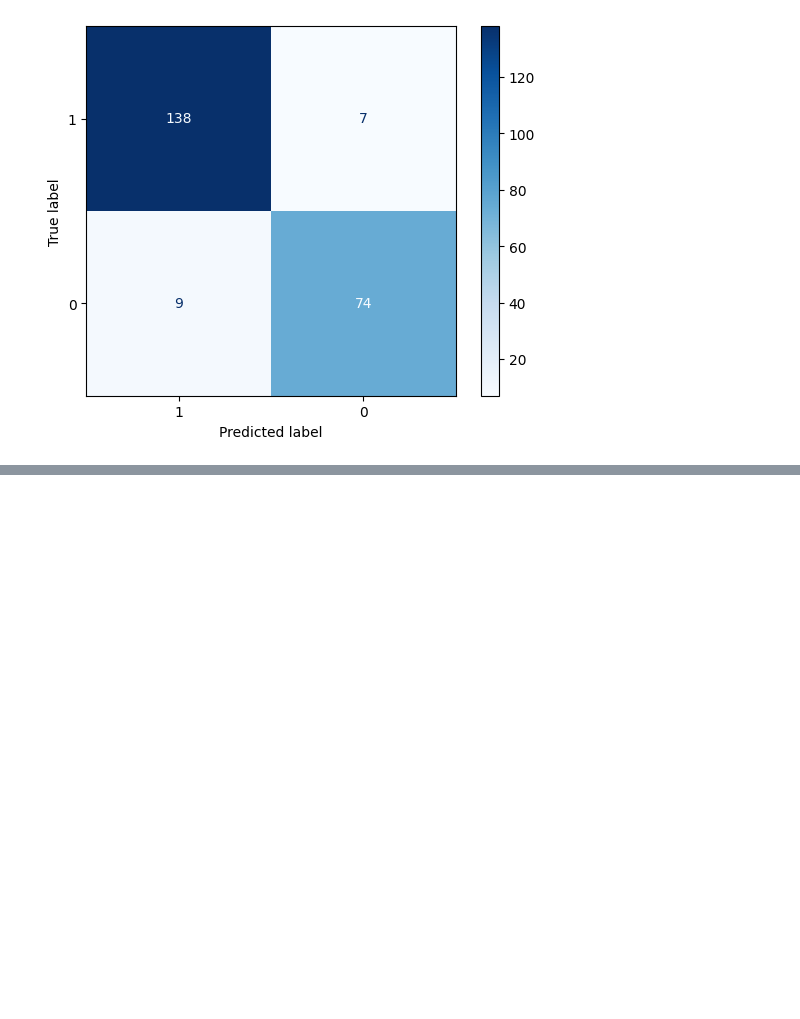
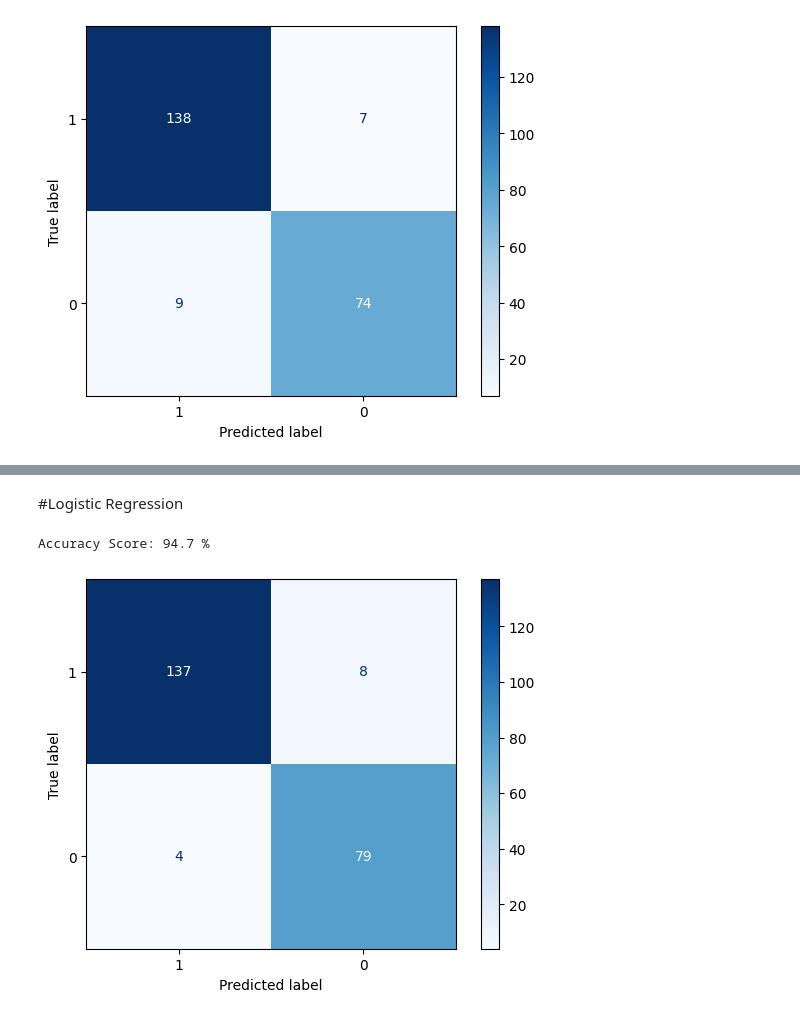
Before and after one commit to smileyfish4/BA305FINALPROJECT, a Jupyter notebook: BA305_Project.ipynb, the cells around one changed output, grey strips where cells are left out. Drawn from its saved outputs; the diff is of its cells as text; code cells hidden in the pictures; blank space fills up the shorter version.

```diff
--- a/BA305_Project.ipynb
+++ b/BA305_Project.ipynb
@@ -463,0 +428,22 @@ Accuracy: 0.9298245614035088
+# %% [markdown]
+#Logistic Regression
+# %%
+# Logisitc Regression
+lr = LogisticRegression(penalty=None, solver='lbfgs')
+lr.fit(X_train_scaled, y_train)
+
+# Predictions
+y_predlr = lr.predict(X_test_scaled)
+y_log_proba = lr.predict_proba(X_test_scaled)
+lr_cm = confusion_matrix(y_test, y_predlr)
+
+# Evaluating performance
+print('Accuracy Score:', round(accuracy_score(y_test, y_predlr) * 100, 1),'%')
+
+# Plot the confusion matrix
+lrdisp = ConfusionMatrixDisplay(confusion_matrix=lr_cm, display_labels=cancer_df.diagnosis.unique())
+lrdisp.plot(cmap=plt.cm.Blues)
+plt.show()
+# %% [output]
+Accuracy Score: 94.7 %
+[figure, added]
```
Also changed, not shown: parts of 18 cells of this notebook.
